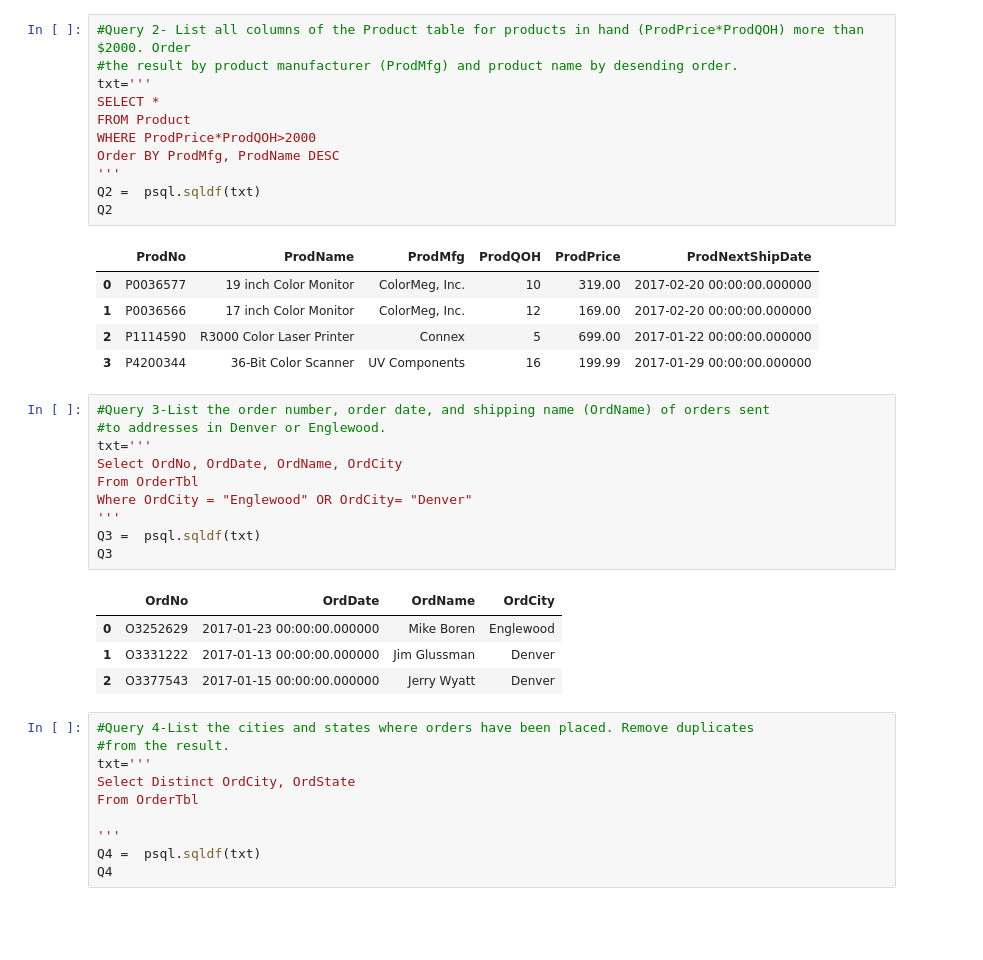
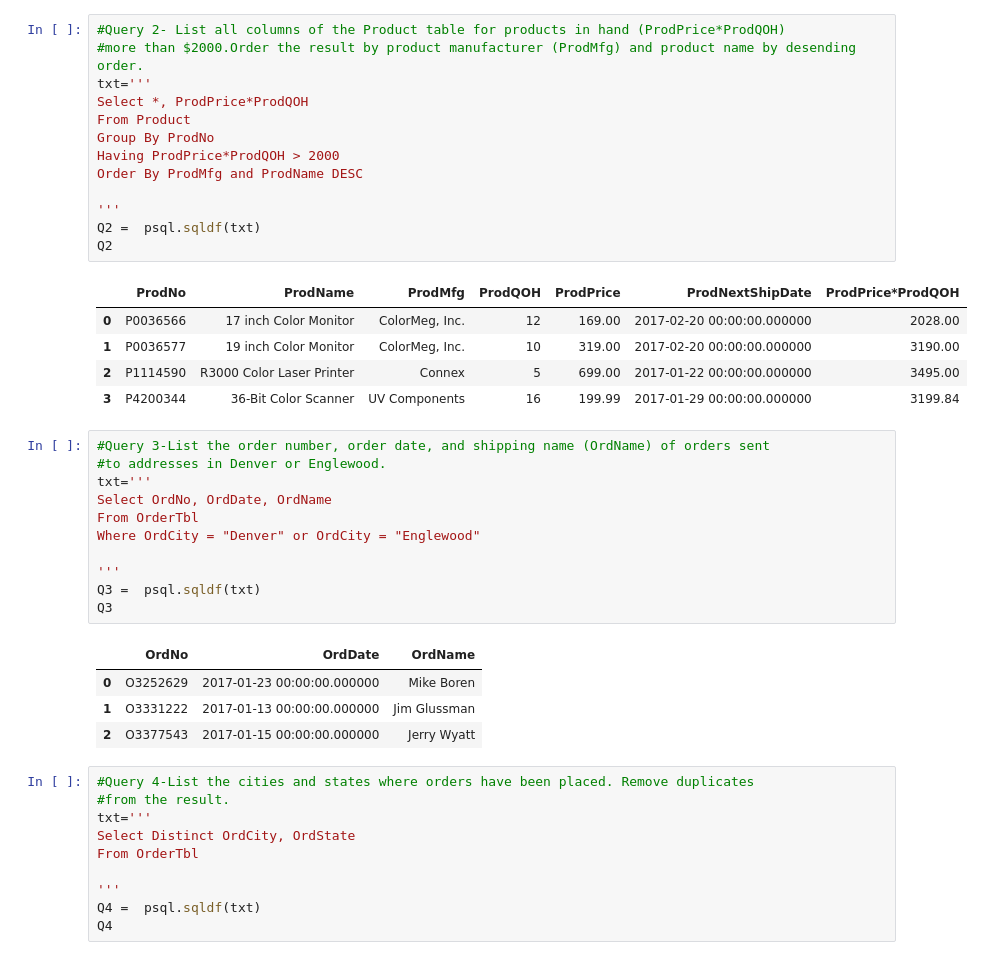
Before and after one commit to Nahidvv/hello-world, a Jupyter notebook: ReviewMidterm.ipynb, the cells around one changed output. Cells and saved outputs as stored; diff of their text form; blank space fills up the shorter version.

```diff
--- a/ReviewMidterm.ipynb
+++ b/ReviewMidterm.ipynb
@@ -55,37 +46,40 @@ Q1
 | 8 | P6677900 | Black Ink Jet Cartridge | Connex | 44 | 25.69 | None |
 | 9 | P9995676 | Battery Back-up System | Cybercx | 12 | 89.00 | 2017-02-01 00:00:00.000000 |
 # %%
-#Query 2- List all columns of the Product table for products in hand (ProdPrice*ProdQOH) more than $2000. Order
-#the result by product manufacturer (ProdMfg) and product name by desending order.
+#Query 2- List all columns of the Product table for products in hand (ProdPrice*ProdQOH)
+#more than $2000.Order the result by product manufacturer (ProdMfg) and product name by desending order.
 txt='''
-SELECT *
-FROM Product
-WHERE ProdPrice*ProdQOH>2000
-Order BY ProdMfg, ProdName DESC
+Select *, ProdPrice*ProdQOH
+From Product
+Group By ProdNo
+Having ProdPrice*ProdQOH > 2000
+Order By ProdMfg and ProdName DESC
+
 '''
 Q2 =  psql.sqldf(txt)
 Q2
 # %% [output]
-|  | ProdNo | ProdName | ProdMfg | ProdQOH | ProdPrice | ProdNextShipDate |
-| 0 | P0036577 | 19 inch Color Monitor | ColorMeg, Inc. | 10 | 319.00 | 2017-02-20 00:00:00.000000 |
-| 1 | P0036566 | 17 inch Color Monitor | ColorMeg, Inc. | 12 | 169.00 | 2017-02-20 00:00:00.000000 |
-| 2 | P1114590 | R3000 Color Laser Printer | Connex | 5 | 699.00 | 2017-01-22 00:00:00.000000 |
-| 3 | P4200344 | 36-Bit Color Scanner | UV Components | 16 | 199.99 | 2017-01-29 00:00:00.000000 |
+|  | ProdNo | ProdName | ProdMfg | ProdQOH | ProdPrice | ProdNextShipDate | ProdPrice*ProdQOH |
+| 0 | P0036566 | 17 inch Color Monitor | ColorMeg, Inc. | 12 | 169.00 | 2017-02-20 00:00:00.000000 | 2028.00 |
+| 1 | P0036577 | 19 inch Color Monitor | ColorMeg, Inc. | 10 | 319.00 | 2017-02-20 00:00:00.000000 | 3190.00 |
+| 2 | P1114590 | R3000 Color Laser Printer | Connex | 5 | 699.00 | 2017-01-22 00:00:00.000000 | 3495.00 |
+| 3 | P4200344 | 36-Bit Color Scanner | UV Components | 16 | 199.99 | 2017-01-29 00:00:00.000000 | 3199.84 |
 # %%
 #Query 3-List the order number, order date, and shipping name (OrdName) of orders sent
 #to addresses in Denver or Englewood.
 txt='''
-Select OrdNo, OrdDate, OrdName, OrdCity
+Select OrdNo, OrdDate, OrdName
 From OrderTbl
-Where OrdCity = "Englewood" OR OrdCity= "Denver"
+Where OrdCity = "Denver" or OrdCity = "Englewood"
+
 '''
 Q3 =  psql.sqldf(txt)
 Q3
 # %% [output]
-|  | OrdNo | OrdDate | OrdName | OrdCity |
-| 0 | O3252629 | 2017-01-23 00:00:00.000000 | Mike Boren | Englewood |
-| 1 | O3331222 | 2017-01-13 00:00:00.000000 | Jim Glussman | Denver |
-| 2 | O3377543 | 2017-01-15 00:00:00.000000 | Jerry Wyatt | Denver |
+|  | OrdNo | OrdDate | OrdName |
+| 0 | O3252629 | 2017-01-23 00:00:00.000000 | Mike Boren |
+| 1 | O3331222 | 2017-01-13 00:00:00.000000 | Jim Glussman |
+| 2 | O3377543 | 2017-01-15 00:00:00.000000 | Jerry Wyatt |
 # %%
 #Query 4-List the cities and states where orders have been placed. Remove duplicates
 #from the result.
```
Also changed, not shown: parts of 57 cells of this notebook.
